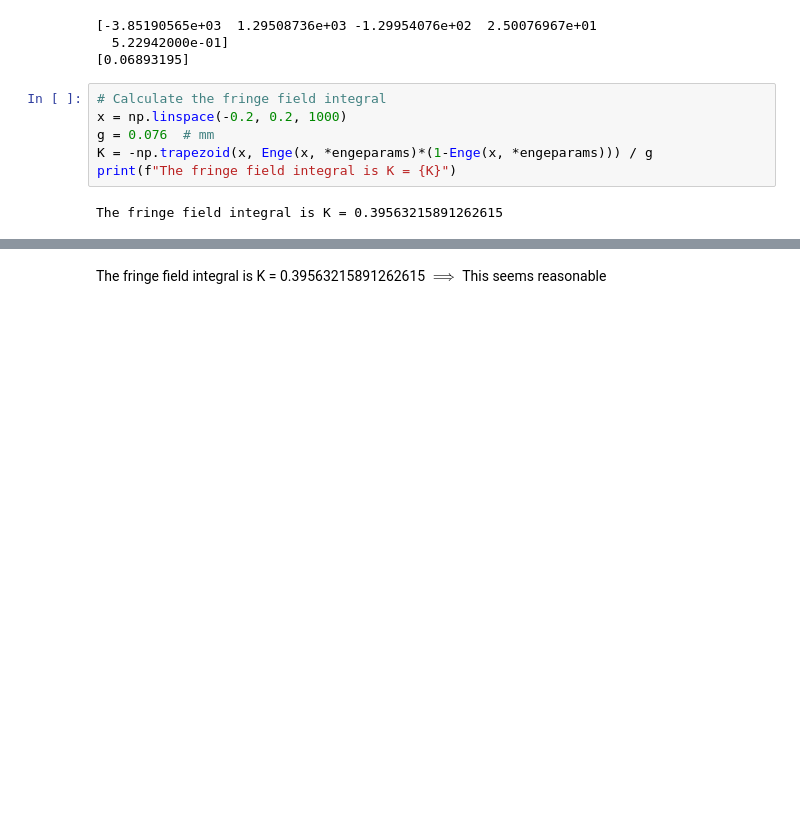
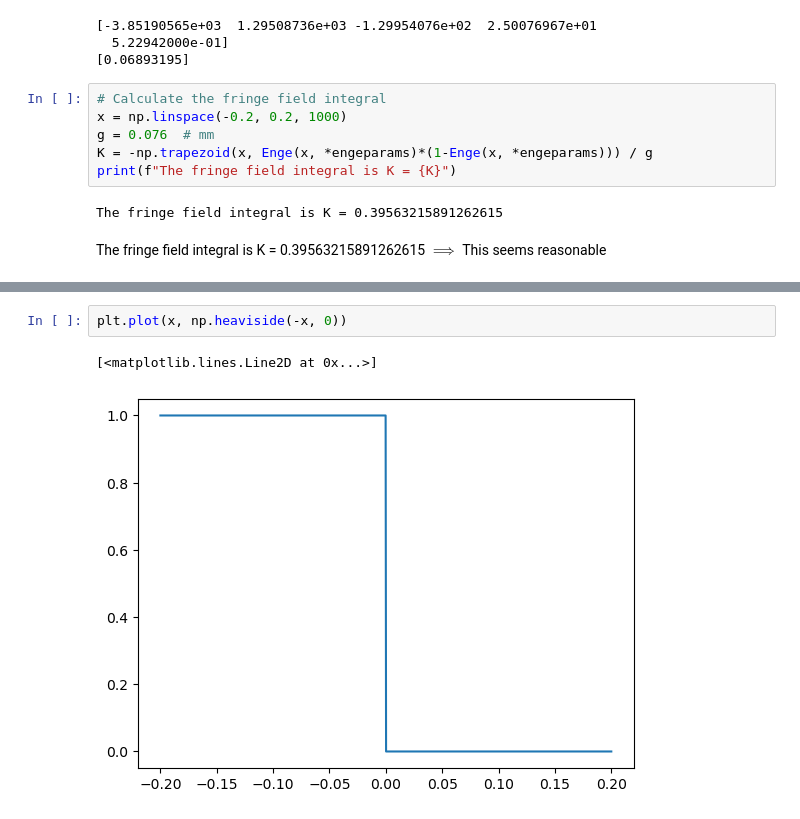
Before and after one commit to xsuite/bpmeth, a Jupyter notebook: fieldmaps/ELENA/Melvin/example_read.ipynb, the cells around one changed output, grey strips where cells are left out. Drawn from its saved outputs; the diff is of its cells as text; blank space fills up the shorter version.

```diff
--- a/fieldmaps/ELENA/Melvin/example_read.ipynb
+++ b/fieldmaps/ELENA/Melvin/example_read.ipynb
@@ -40,11 +40,16 @@ K = -np.trapezoid(x, Enge(x, *engeparams)*(1-Enge(x, *engeparams))) / g
 print(f"The fringe field integral is K = {K}")
 # %% [output]
 The fringe field integral is K = 0.39563215891262615
+# %% [markdown]
+The fringe field integral is K = 0.39563215891262615
+$\implies$ This seems reasonable
 # %%
 x = sp.Symbol('x')
 np.poly1d(engeparams)(x)
 # %% [output]
 $\displaystyle x \left(x \left(x \left(1295.08736383155 - 3851.9056462889 x\right) - 129.954075536744\right) + 25.0076967338159\right) + 0.52294199988415$
-# %% [markdown]
-The fringe field integral is K = 0.39563215891262615
-$\implies$ This seems reasonable
+# %%
+plt.plot(x, np.heaviside(-x, 0))
+# %% [output]
+[<matplotlib.lines.Line2D at 0x...>]
+[figure, added]
```
Also changed, not shown: parts of 2 cells of this notebook, 2 other files.
